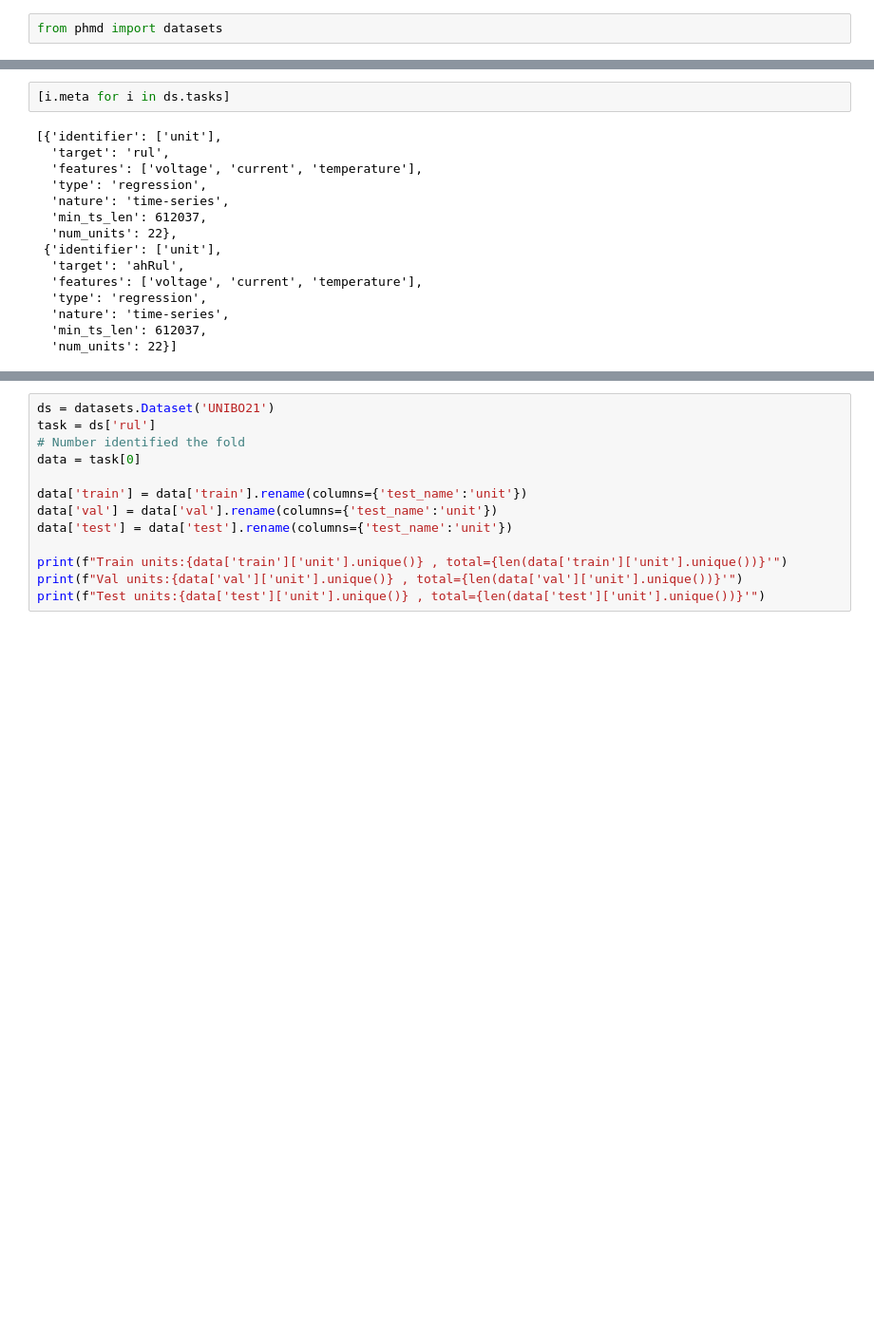
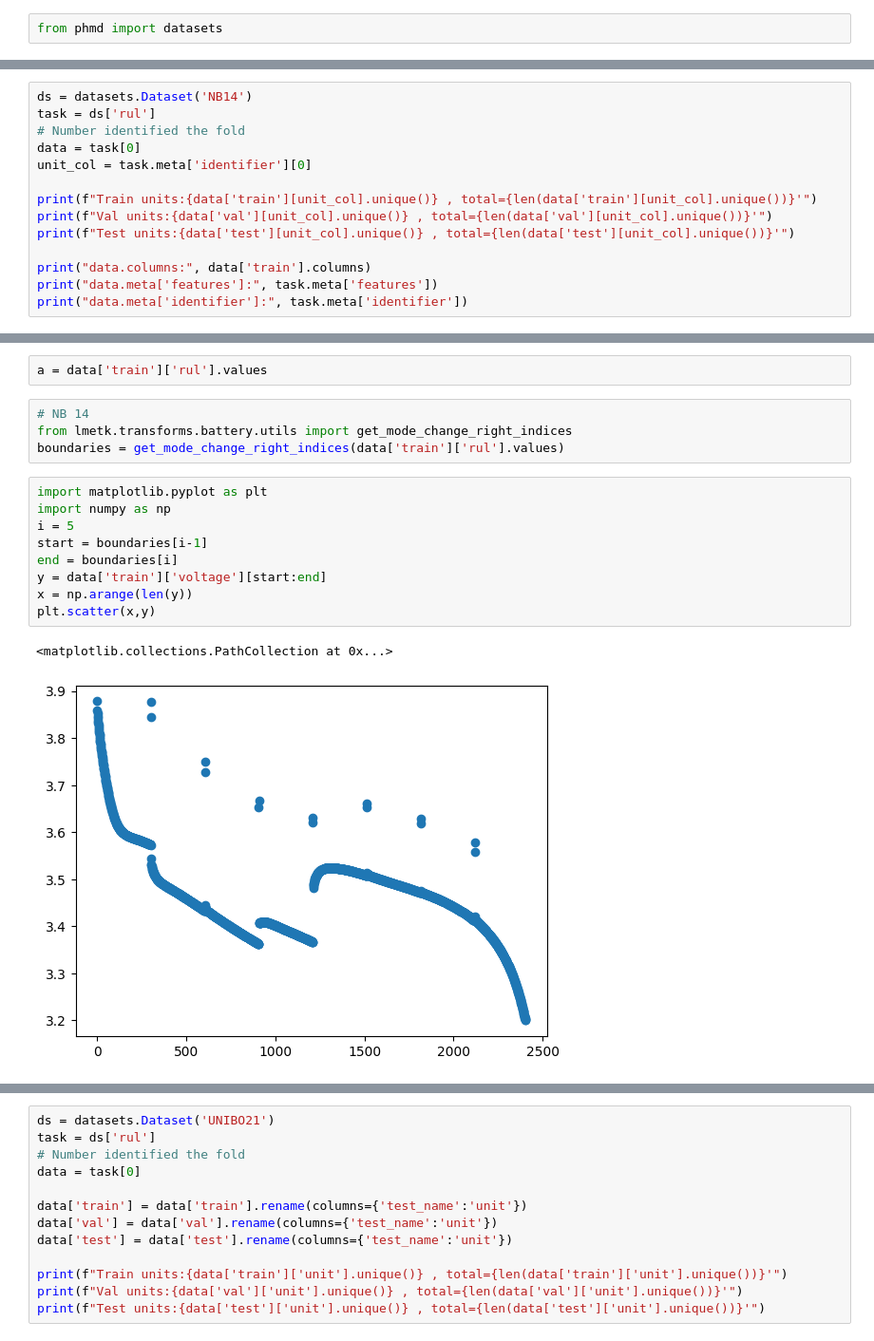
Before and after one commit to EPFL-IMOS/picid, a Jupyter notebook: notebooks/battery_phmd.ipynb, the cells around one changed output, grey strips where cells are left out. Shown at 95% size. Saved outputs shown, nothing was run; the diff lists cells and outputs as text; blank space fills up the shorter version.

Commit message:
battery

```diff
--- a/notebooks/battery_phmd.ipynb
+++ b/notebooks/battery_phmd.ipynb
@@ -61,0 +122,14 @@ ds = datasets.Dataset('NB14')
+# %%
+ds = datasets.Dataset('NB14')
+task = ds['rul']
+# Number identified the fold
+data = task[0]
+unit_col = task.meta['identifier'][0]
+
+print(f"Train units:{data['train'][unit_col].unique()} , total={len(data['train'][unit_col].unique())}'")
+print(f"Val units:{data['val'][unit_col].unique()} , total={len(data['val'][unit_col].unique())}'")
+print(f"Test units:{data['test'][unit_col].unique()} , total={len(data['test'][unit_col].unique())}'")
+
+print("data.columns:", data['train'].columns)
+print("data.meta['features']:", task.meta['features'])
+print("data.meta['identifier']:", task.meta['identifier'])
@@ -62,17 +163,18 @@ ds = datasets.Dataset('NB14')
 # %%
-[i.meta for i in ds.tasks]
+a = data['train']['rul'].values
-# %% [output]
-[{'identifier': ['unit'],
-  'target': 'rul',
-  'features': ['voltage', 'current', 'temperature'],
-  'type': 'regression',
-  'nature': 'time-series',
-  'min_ts_len': 612037,
-  'num_units': 22},
- {'identifier': ['unit'],
-  'target': 'ahRul',
-  'features': ['voltage', 'current', 'temperature'],
-  'type': 'regression',
-  'nature': 'time-series',
-  'min_ts_len': 612037,
-  'num_units': 22}]
+# %%
+# NB 14
+from lmetk.transforms.battery.utils import get_mode_change_right_indices
+boundaries = get_mode_change_right_indices(data['train']['rul'].values)
+# %%
+import matplotlib.pyplot as plt
+import numpy as np
+i = 5
+start = boundaries[i-1]
+end = boundaries[i]
+y = data['train']['voltage'][start:end]
+x = np.arange(len(y))
+plt.scatter(x,y)
+# %% [output]
+<matplotlib.collections.PathCollection at 0x...>
+[figure, added]
```
Also changed, not shown: parts of 6 cells of this notebook, 12 other files.
